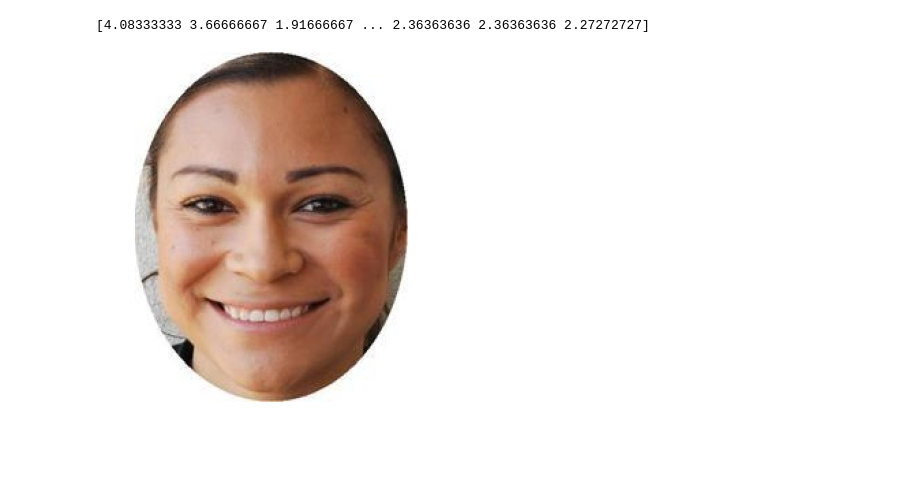
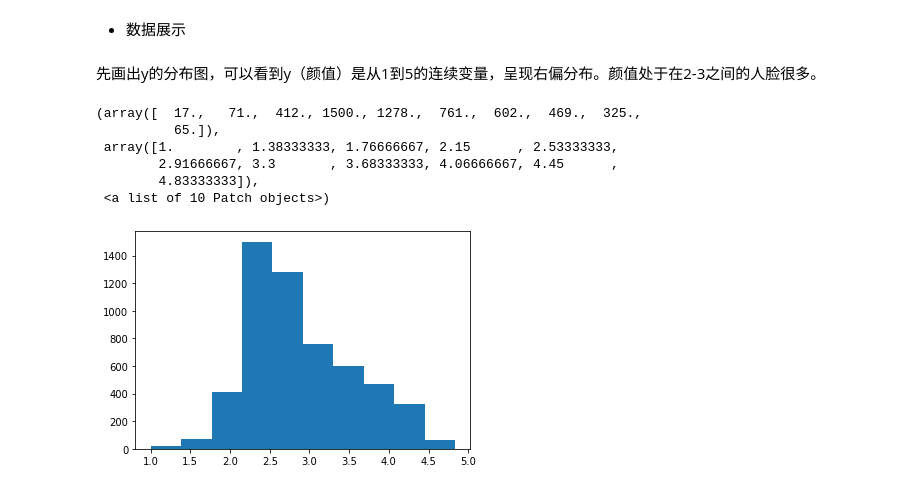
Before and after one commit to XingruiWang/RUC-Deep-Learning-Course, a Jupyter notebook: Homework/HW_3/王兴睿_2017201690_DL_W03.ipynb, the cells around one changed output. Cells and saved outputs as stored; diff of their text form; code cells hidden in the pictures; blank space fills up the shorter version.

```diff
--- a/Homework/HW_3/王兴睿_2017201690_DL_W03.ipynb
+++ b/Homework/HW_3/王兴睿_2017201690_DL_W03.ipynb
@@ -14,21 +39,14 @@ import tensorflow as tf
 from keras import Model
 from keras.layers import Dense,Flatten,Input
 from keras.optimizers import SGD,RMSprop,Adam
+import matplotlib.pyplot as plt
 
+# 数据目录和图片目录
+dir = "/home/wxr/hw3/course7/data_facescore"
+img_dir = "/home/wxr/hw3/course7/data_facescore/images"
 
-dir = "data_facescore"
-img_dir = "data_facescore/images"
-
-
+# data是FaceScore.csv标签文件的表格形式。
+# 之后标签存到变量y里，X_file记录图片的文件名，方便之后读取图片，
 data = pd.read_csv(os.path.join(dir, 'FaceScore.csv'))
 y = data["Rating"].to_numpy()
 X_file = data["Filename"].to_numpy()
-# %%
-print(y)
-# %% [output]
-[4.08333333 3.66666667 1.91666667 ... 2.36363636 2.36363636 2.27272727]
-# %%
-img = cv.imread(os.path.join(img_dir, X_file[3]))
-cv2_imshow(img)
-# %% [output]
-[figure, removed]
@@ -34,0 +62,16 @@ cv2_imshow(img)
+# %% [markdown]
+
+
+*   数据展示
+# %% [markdown]
+先画出y的分布图，可以看到y（颜值）是从1到5的连续变量，呈现右偏分布。颜值处于在2-3之间的人脸很多。
+# %%
+plt.hist(y)
+# %% [output]
+(array([  17.,   71.,  412., 1500., 1278.,  761.,  602.,  469.,  325.,
+          65.]),
+ array([1.        , 1.38333333, 1.76666667, 2.15      , 2.53333333,
+        2.91666667, 3.3       , 3.68333333, 4.06666667, 4.45      ,
+        4.83333333]),
+ <a list of 10 Patch objects>)
+[figure, added]
```
Also changed, not shown: parts of 30 cells of this notebook.
